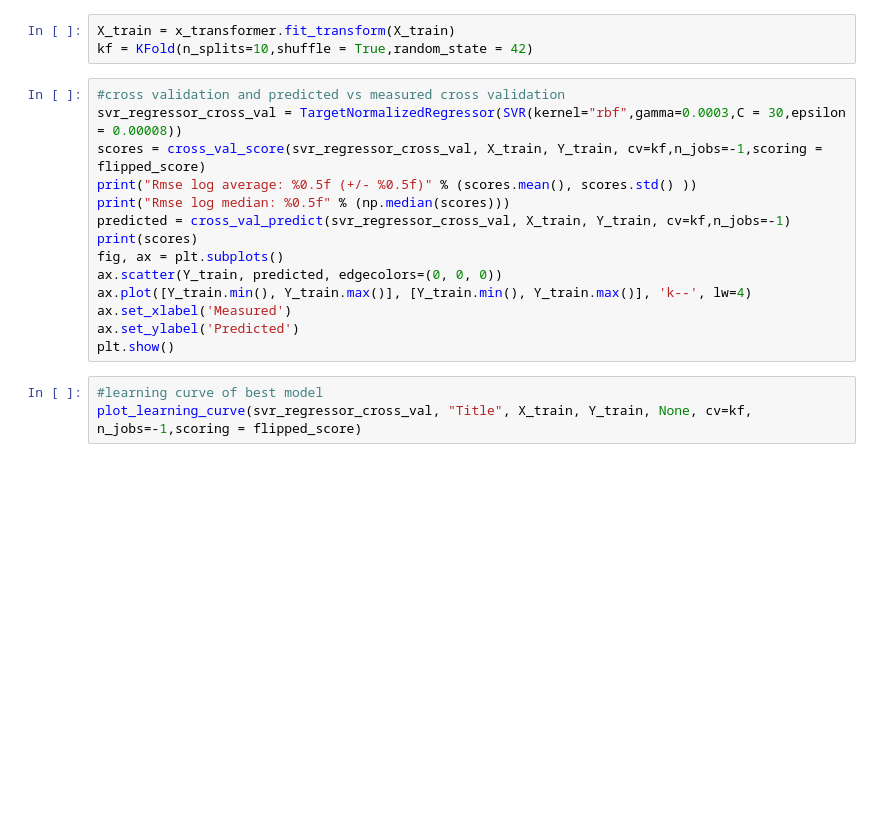
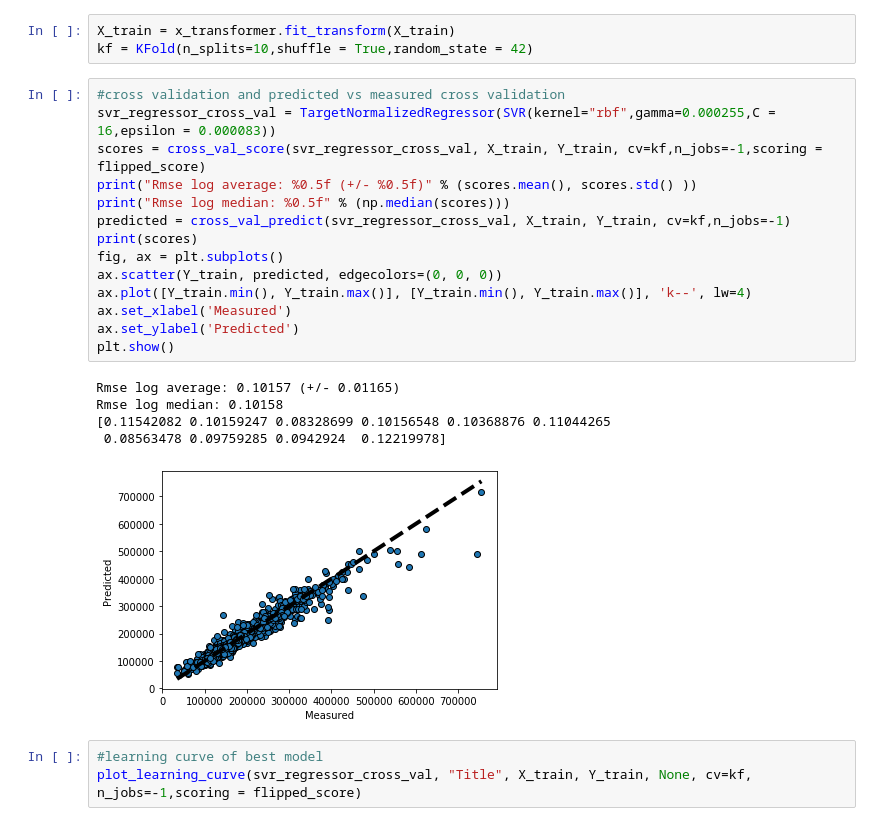
Before and after one commit to ViktorTarasenko/housepricing, a Jupyter notebook: modelling_svr.ipynb, the cells around one changed output. Saved outputs shown, nothing was run; the diff lists cells and outputs as text; blank space fills up the shorter version.

```diff
--- a/modelling_svr.ipynb
+++ b/modelling_svr.ipynb
@@ -76,18 +76,24 @@ X_train = x_transformer.fit_transform(X_train)
 kf = KFold(n_splits=10,shuffle = True,random_state = 42)
 # %%
 #cross validation and predicted vs measured cross validation
-svr_regressor_cross_val = TargetNormalizedRegressor(SVR(kernel="rbf",gamma=0.0003,C = 30,epsilon = 0.00008))
+svr_regressor_cross_val = TargetNormalizedRegressor(SVR(kernel="rbf",gamma=0.000255,C = 16,epsilon = 0.000083))
 scores = cross_val_score(svr_regressor_cross_val, X_train, Y_train, cv=kf,n_jobs=-1,scoring = flipped_score)
 print("Rmse log average: %0.5f (+/- %0.5f)" % (scores.mean(), scores.std() ))
 print("Rmse log median: %0.5f" % (np.median(scores)))
 predicted = cross_val_predict(svr_regressor_cross_val, X_train, Y_train, cv=kf,n_jobs=-1)
 print(scores)
 fig, ax = plt.subplots()
 ax.scatter(Y_train, predicted, edgecolors=(0, 0, 0))
 ax.plot([Y_train.min(), Y_train.max()], [Y_train.min(), Y_train.max()], 'k--', lw=4)
 ax.set_xlabel('Measured')
 ax.set_ylabel('Predicted')
 plt.show()
+# %% [output]
+Rmse log average: 0.10157 (+/- 0.01165)
+Rmse log median: 0.10158
+[0.11542082 0.10159247 0.08328699 0.10156548 0.10368876 0.11044265
+ 0.08563478 0.09759285 0.0942924  0.12219978]
+[figure, added]
 # %%
 #learning curve of best model
 plot_learning_curve(svr_regressor_cross_val, "Title", X_train, Y_train, None, cv=kf, n_jobs=-1,scoring = flipped_score)
```
Also changed, not shown: 7 other files.
